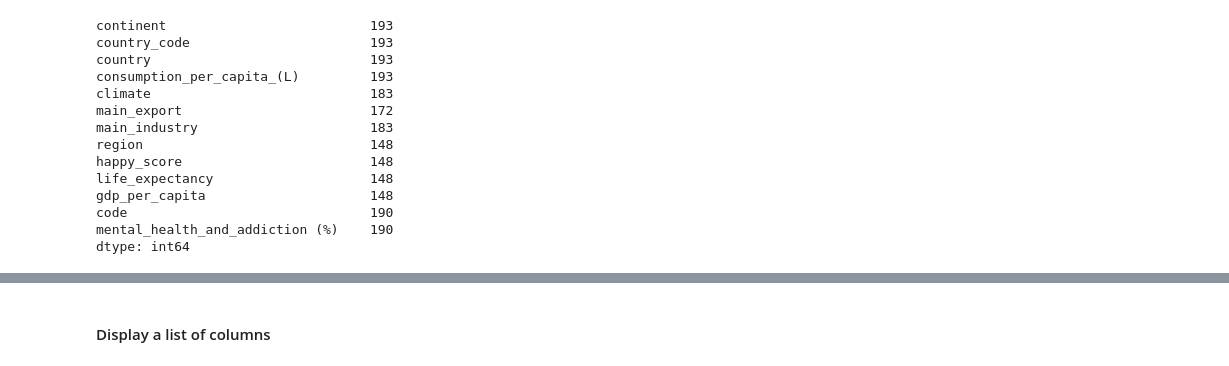
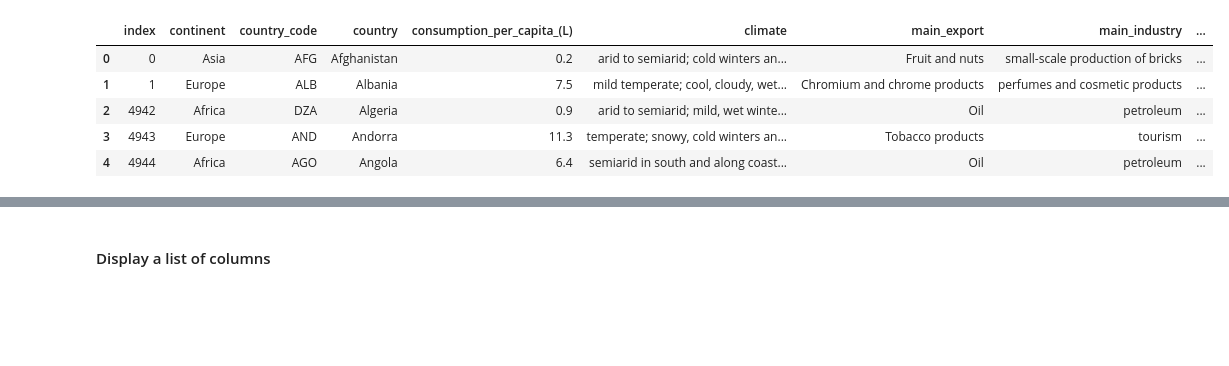
Before and after one commit to reccleston/data-analysis-project-1, a Jupyter notebook: Alison/mega_df_playground.ipynb, the cells around one changed output, grey strips where cells are left out. Saved outputs shown, nothing was run; the diff lists cells and outputs as text; code cells hidden in the pictures; blank space fills up the shorter version.

```diff
--- a/Alison/mega_df_playground.ipynb
+++ b/Alison/mega_df_playground.ipynb
@@ -149,30 +82,45 @@ dtype: int64
 # %%
+# Combine the data into a single dataset.
+df_2 = pd.merge(continent_df, consumption_df, how="outer", on=["country_code", "country_code"])
+df_3 = pd.merge(df_2, climate_df, how="outer", on=["country", "country"])
+df_4 = pd.merge(df_3, export_data, how="outer", on=["country", "country"])
+df_5 = pd.merge(df_4, industry_data, how="outer", on=["country", "country"])
+df_6 = pd.merge(df_5, happiness_df, how="outer", on=["country", "country"])
+df_7 = pd.merge(df_6, wellness_df, how="outer", on=["country", "country"])
+
+# Remove all rows where continent == 'Antartica'
+to_drop = ['Antarctica']
+df_8 = df_7[~df_7['continent'].isin(to_drop)]
+df_8.count()
+
+# Remove all rows where there is no value for alcohol consumption
+df_9 = df_8[df_8['consumption_per_capita_(L)'].notna()]
+df_9.count()
+
 # Remove all non-countries within 'country' column
 to_drop = ['Arab World', 'Caribbean small states', 'Central Europe and the Baltics', 'Early-demographic dividend',
           'East Asia & Pacific', 'East Asia & Pacific (IDA & IBRD)', 'East Asia & Pacific (excluding high income)',
           'Euro area', 'Europe & Central Asia', 'Europe & Central Asia (IDA & IBRD)', 'Europe & Central Asia (excluding high income)',
           'European Union', 'Fragile and conflict affected situations', 'Heavily indebted poor countries (HIPC)', 'High income',
           'IBRD only', 'IDA & IBRD total', 'IDA blend', 'IDA only', 'IDA total', 'Late-demographic dividend', 'Latin America & Caribbean', 'Latin America & Caribbean (IDA & IBRD)', 'Latin America & Caribbean (excluding high income)',
           'Least developed countries: UN classification', 'Low & middle income', 'Low income', 'Lower middle income','Middle East & North Africa', 'Middle East & North Africa (IDA & IBRD)','Middle East & North Africa (excluding high income)',
           'Middle income', 'North America', 'OECD members', 'Other small states', 'Pacific island small states',
           'Post-demographic dividend', 'Pre-demographic dividend','Small states', 'South Asia', 'South Asia (IDA & IBRD)',
           'Sub-Saharan Africa', 'Sub-Saharan Africa (IDA & IBRD)', 'Sub-Saharan Africa (excluding high income)',
           'Syrian Arab Republic', 'Upper middle income', 'World']
 df_10 = df_9[~df_9['country'].isin(to_drop)]
+df_10.count()
 
-df_10.count()
+# Remove all duplicate countries --> Azerbaijan, Armenia, Cypress, Georgia, Kazakstan, Turkey
+df_11 = df_10.drop_duplicates(subset=['country'])
+df_11 = df_11.reset_index()
+# df_11.count()
+# df_11 = df_11.dropna(how='any')
+df_11.head()
 # %% [output]
-continent                          193
-country_code                       193
-country                            193
-consumption_per_capita_(L)         193
-climate                            183
-main_export                        172
-main_industry                      183
-region                             148
-happy_score                        148
-life_expectancy                    148
-gdp_per_capita                     148
-code                               190
-mental_health_and_addiction (%)    190
-dtype: int64
+|  | index | continent | country_code | country | consumption_per_capita_(L) | climate | main_export | main_industry | ... |
+| 0 | 0 | Asia | AFG | Afghanistan | 0.2 | arid to semiarid; cold winters an... | Fruit and nuts | small-scale production of bricks | ... |
+| 1 | 1 | Europe | ALB | Albania | 7.5 | mild temperate; cool, cloudy, wet... | Chromium and chrome products | perfumes and cosmetic products | ... |
+| 2 | 4942 | Africa | DZA | Algeria | 0.9 | arid to semiarid; mild, wet winte... | Oil | petroleum | ... |
+| 3 | 4943 | Europe | AND | Andorra | 11.3 | temperate; snowy, cold winters an... | Tobacco products | tourism | ... |
+| 4 | 4944 | Africa | AGO | Angola | 6.4 | semiarid in south and along coast... | Oil | petroleum | ... |
```
Also changed, not shown: parts of 46 cells of this notebook, 1 other file.
